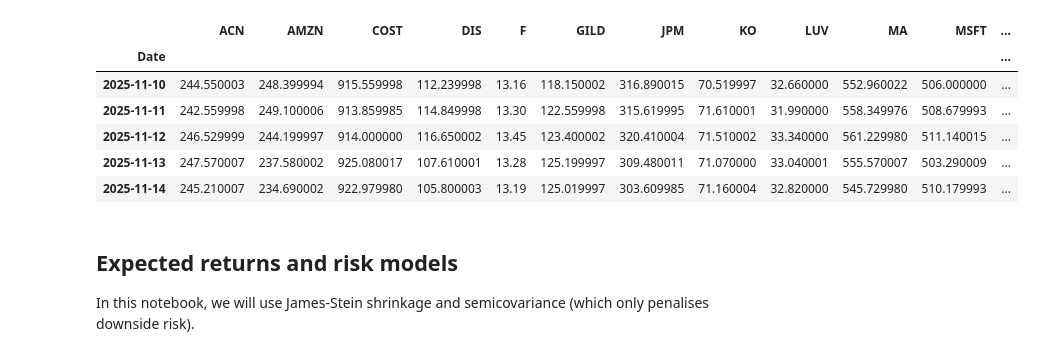
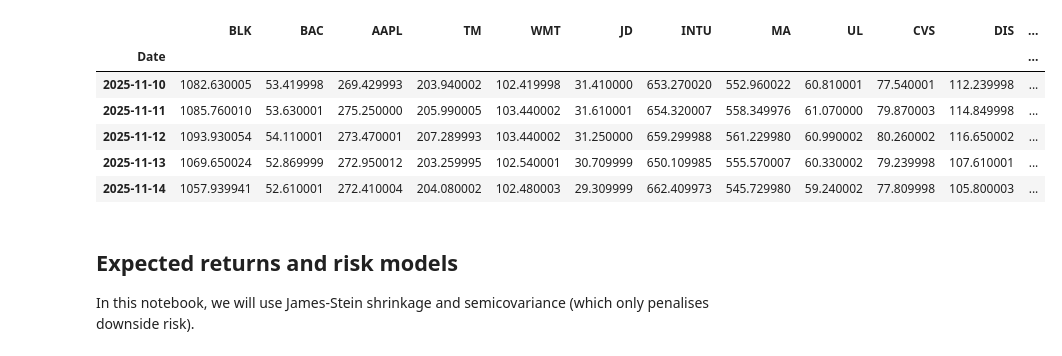
Before and after one commit to tschm/PyPortfolioOpt, a Jupyter notebook: cookbook/3-Advanced-Mean-Variance-Optimisation.ipynb, the cells around one changed output. Drawn from its saved outputs; the diff is of its cells as text; code cells hidden in the pictures.

```diff
--- a/cookbook/3-Advanced-Mean-Variance-Optimisation.ipynb
+++ b/cookbook/3-Advanced-Mean-Variance-Optimisation.ipynb
@@ -52,16 +36,16 @@ tickers = ["BLK", "BAC", "AAPL", "TM", "WMT",
            "JD", "INTU", "MA", "UL", "CVS",
            "DIS", "AMD", "NVDA", "PBI", "TGT"]
 # %%
-prices = pd.read_csv("data/prices.csv", parse_dates=True, index_col="Date")
+prices = pd.read_csv("data/prices.csv", parse_dates=True, index_col="Date")[tickers]
 prices.tail()
 # %% [output]
-|  | ACN | AMZN | COST | DIS | F | GILD | JPM | KO | LUV | MA | MSFT | ... |
+|  | BLK | BAC | AAPL | TM | WMT | JD | INTU | MA | UL | CVS | DIS | ... |
 | Date |  |  |  |  |  |  |  |  |  |  |  | ... |
-| 2025-11-10 | 244.550003 | 248.399994 | 915.559998 | 112.239998 | 13.16 | 118.150002 | 316.890015 | 70.519997 | 32.660000 | 552.960022 | 506.000000 | ... |
-| 2025-11-11 | 242.559998 | 249.100006 | 913.859985 | 114.849998 | 13.30 | 122.559998 | 315.619995 | 71.610001 | 31.990000 | 558.349976 | 508.679993 | ... |
-| 2025-11-12 | 246.529999 | 244.199997 | 914.000000 | 116.650002 | 13.45 | 123.400002 | 320.410004 | 71.510002 | 33.340000 | 561.229980 | 511.140015 | ... |
-| 2025-11-13 | 247.570007 | 237.580002 | 925.080017 | 107.610001 | 13.28 | 125.199997 | 309.480011 | 71.070000 | 33.040001 | 555.570007 | 503.290009 | ... |
-| 2025-11-14 | 245.210007 | 234.690002 | 922.979980 | 105.800003 | 13.19 | 125.019997 | 303.609985 | 71.160004 | 32.820000 | 545.729980 | 510.179993 | ... |
+| 2025-11-10 | 1082.630005 | 53.419998 | 269.429993 | 203.940002 | 102.419998 | 31.410000 | 653.270020 | 552.960022 | 60.810001 | 77.540001 | 112.239998 | ... |
+| 2025-11-11 | 1085.760010 | 53.630001 | 275.250000 | 205.990005 | 103.440002 | 31.610001 | 654.320007 | 558.349976 | 61.070000 | 79.870003 | 114.849998 | ... |
+| 2025-11-12 | 1093.930054 | 54.110001 | 273.470001 | 207.289993 | 103.440002 | 31.250000 | 659.299988 | 561.229980 | 60.990002 | 80.260002 | 116.650002 | ... |
+| 2025-11-13 | 1069.650024 | 52.869999 | 272.950012 | 203.259995 | 102.540001 | 30.709999 | 650.109985 | 555.570007 | 60.330002 | 79.239998 | 107.610001 | ... |
+| 2025-11-14 | 1057.939941 | 52.610001 | 272.410004 | 204.080002 | 102.480003 | 29.309999 | 662.409973 | 545.729980 | 59.240002 | 77.809998 | 105.800003 | ... |
 # %% [markdown]
 ## Expected returns and risk models
 
```
Also changed, not shown: parts of 21 cells of this notebook, 3 other files.
